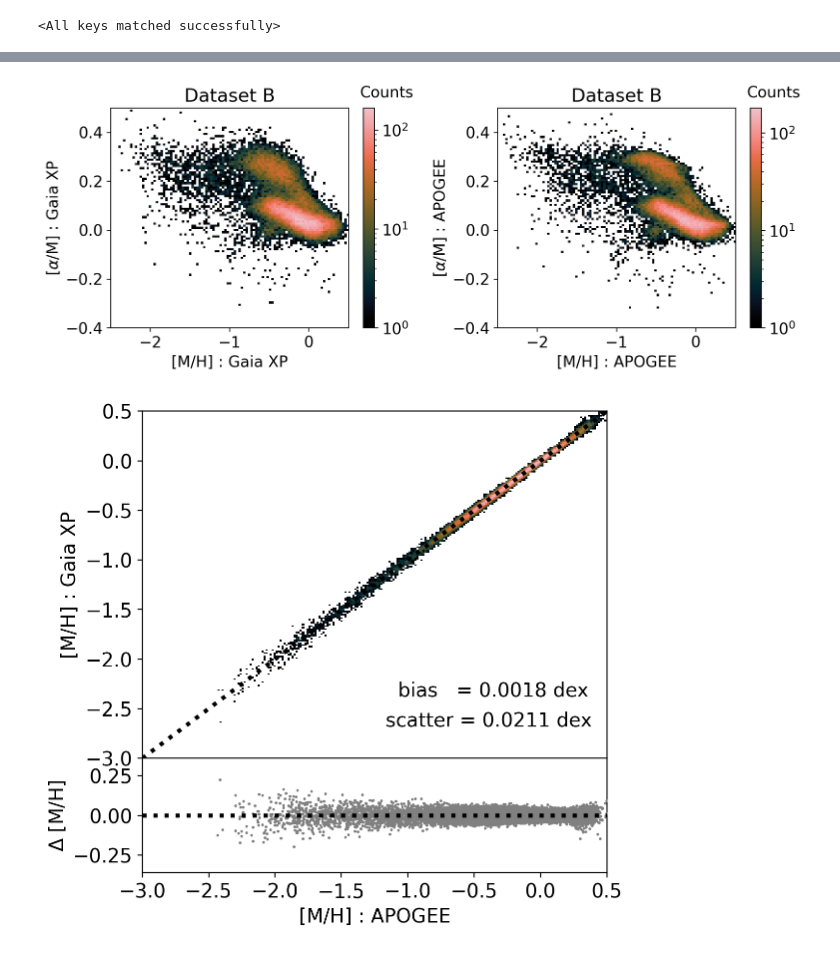
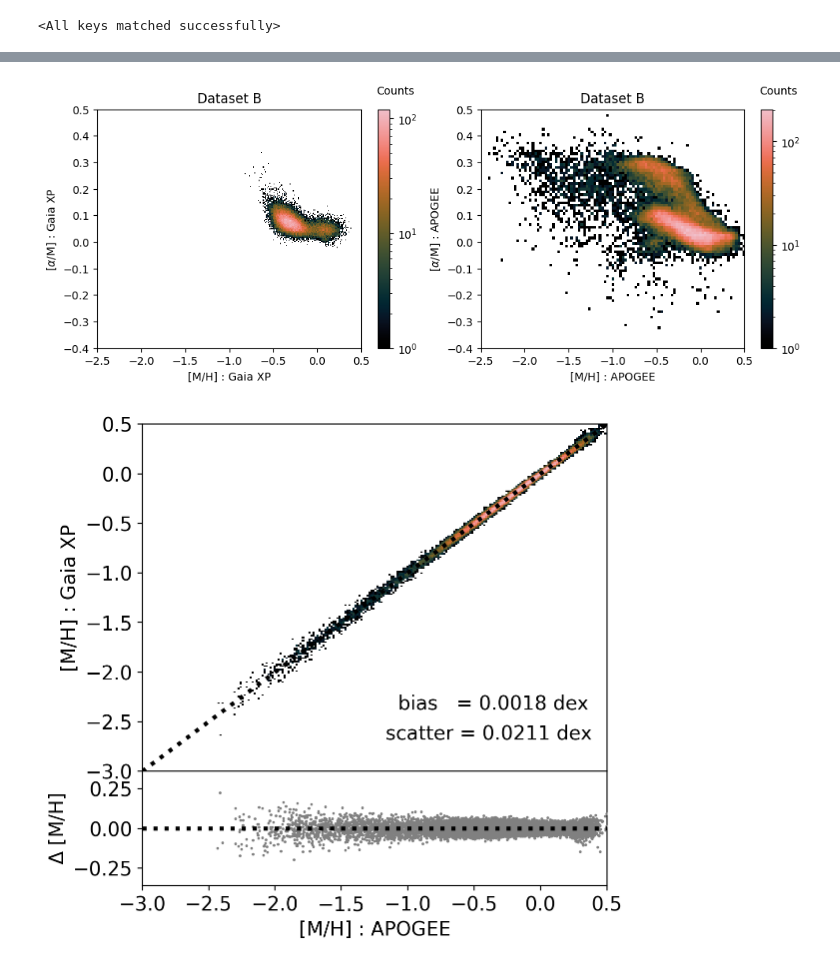
Before and after one commit to jiadonglee/aspgap, a Jupyter notebook: docs/gaiaXP.ipynb, the cells around one changed output, grey strips where cells are left out. Saved outputs shown, nothing was run; the diff lists cells and outputs as text; code cells hidden in the pictures.

```diff
--- a/docs/gaiaXP.ipynb
+++ b/docs/gaiaXP.ipynb
@@ -120,0 +186,22 @@ product_list_ids = [item.get_field_by_id("source_id").value for sublist in datal
+# %%
+idx_lst = [0, 10, 100, 1000, 10000]
+fig, axs = plt.subplots(len(idx_lst), 1, figsize=(6, 2*len(idx_lst)))
+
+from sklearn import preprocessing
+scaler_bp = preprocessing.RobustScaler()
+scaler_rp = preprocessing.RobustScaler()
+
+scaler_bp.fit(bp_coef[mask])
+scaler_rp.fit(rp_coef[mask])
+
+for i,idx in enumerate(idx_lst):
+    yy_bp = scaler_bp.transform(bp_coef[mask])[idx]
+    yy_rp = scaler_bp.transform(rp_coef[mask])[idx]
+    # print(yy_bp, yy_rp)
+    xx = np.arange(55)
+    axs[i].plot(
+        xx, yy_bp,
+    )
+    axs[i].plot(
+        xx, yy_rp,
+    )
@@ -348,7 +442,7 @@ import copy
 from pylab import *
 # %%
 data_dir = "/data/jdli/gaia/"
-tr_file = "ap17_xp.npy"
+tr_file = "ap17_xpcut.npy"
 
 device = torch.device('cuda:1')
 TOTAL_NUM = 6000
@@ -372,11 +466,20 @@ val_loader = DataLoader(val_dataset, batch_size=BATCH_SIZE)
 # %%
 import copy
 
+# modelA = Spec2label(
+#         n_encoder_inputs=343,
+#         n_outputs=2,
+#         lr=1e-5,
+#         dropout=0.1,
+#     ).to(device)
 modelA = Spec2label(
-        n_encoder_inputs=343,
+        n_encoder_inputs=346,
         n_outputs=2,
         lr=1e-5,
-        dropout=0.1,
+        dropout=0.2,
+        channels=128,
+        n_heads=8,
+        n_layers=8,
     ).to(device)
 
 modelB = copy.deepcopy(modelA)
@@ -393,5 +505,5 @@ forcasting_1107A.log     trsfm_GXP_221101Bep100.pt
 # %%
-model_name_B = '/model/enc_GXP_221109Bep10.pt'
+model_name_B = '/model/enc_GXP_221109Bep100.pt'
 # model_name_B = '/model/trsfm_GXP_221105Bep100.pt'
 
 modelB.load_state_dict(torch.load(data_dir+model_name_B))
@@ -546,33 +658,33 @@ ax2.set_ylabel(r'$\Delta$ [$\alpha$/H]');
 # %%
 fig, axs = plt.subplots(1,2, figsize=(10,4))
 ax1, ax2 = axs.ravel()
 
-_, _, _, img1 = ax1.hist2d(out_lst_B[:,0], out_lst_B[:,1], bins=100, norm=LogNorm(),
+_, _, _, img1 = ax1.hist2d(out_lst_A1[:,0], out_lst_A1[:,1], bins=100, norm=LogNorm(),
                            cmap=cmap)
-_, _, _, img2 = ax2.hist2d(y_lst_B[:,0], y_lst_B[:,1], bins=100, norm=LogNorm(),
+_, _, _, img2 = ax2.hist2d(y_lst_A1[:,0], y_lst_A1[:,1], bins=100, norm=LogNorm(),
                            cmap=cmap)
 
 clb1 = fig.colorbar(img1, ax=ax1,);
 clb1.set_label('Counts', labelpad=-20, y=1.1, rotation=0)
 
 clb2 = fig.colorbar(img2, ax=ax2, );
 clb2.set_label('Counts', labelpad=-20, y=1.1, rotation=0)
 
 ax1.set_xlabel("[M/H] : Gaia XP");
 ax1.set_ylabel(r"[$\alpha$/M] : Gaia XP");
 
 ax2.set_xlabel("[M/H] : APOGEE");
 ax2.set_ylabel(r"[$\alpha$/M] : APOGEE");
 plt.tight_layout()
 
 for ax in axs.ravel():
     ax.set_title("Dataset B");
     ax.set_xlim([-2.5, 0.5]);
     ax.set_ylim([-0.4, 0.5])
 
 plt.tight_layout()
 # %% [output]
-[figure, old version]
+[figure, new version]
 # %%
 fig, ax, ax2 = draw_compare(out_lst_A[:,0], y_lst_A[:,0], xmin=-2, xmax=0.5)
 
```
Also changed, not shown: parts of 17 cells of this notebook, 2 other files.
